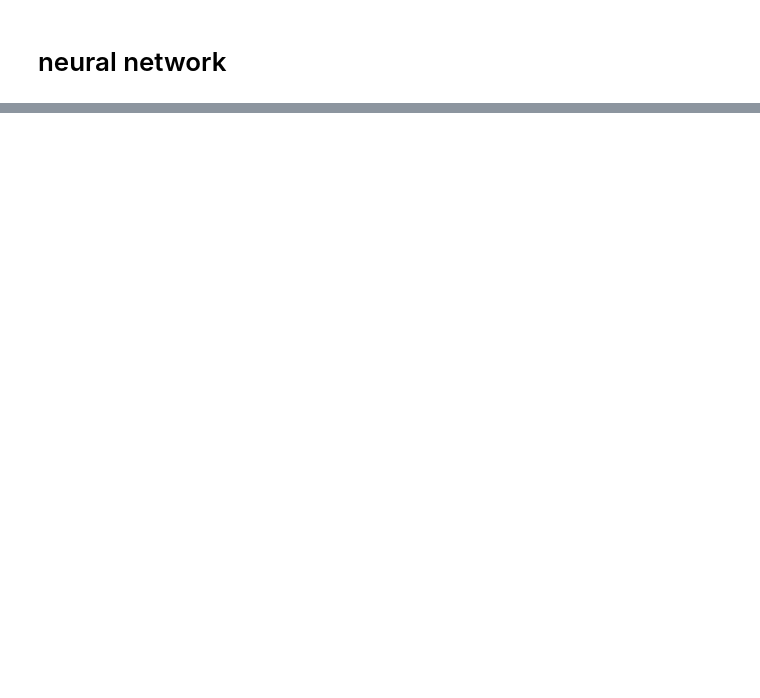
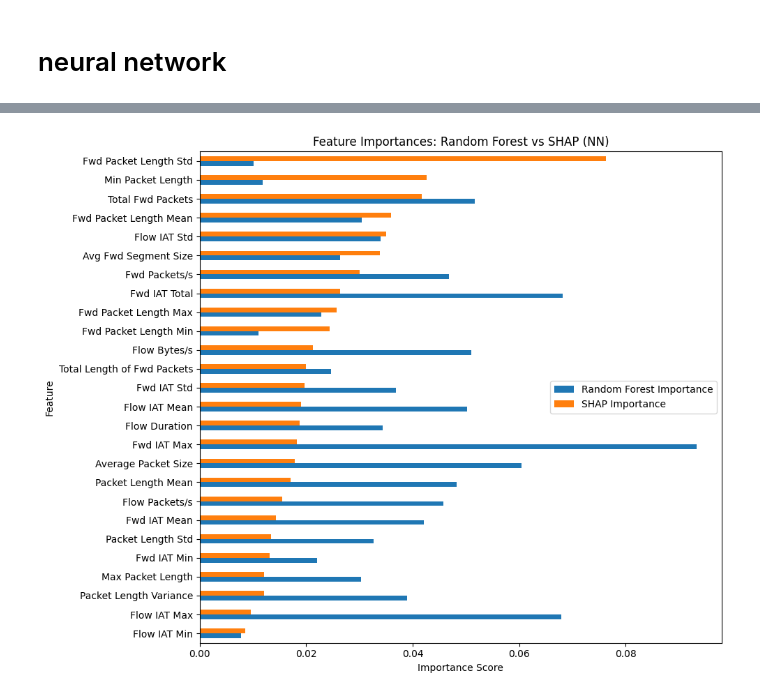
Before and after one commit to lucchinaluca/thesis-datasec, a Jupyter notebook: cic.ipynb, the cells around one changed output, grey strips where cells are left out. Drawn from its saved outputs; the diff is of its cells as text; code cells hidden in the pictures; blank space fills up the shorter version.

```diff
--- a/cic.ipynb
+++ b/cic.ipynb
@@ -481,0 +491,24 @@ plt.show()
+# %%
+rf_importances = np.array(rf.feature_importances_).flatten()
+shap_vals = shap_values.values
+shap_importance = np.abs(shap_vals).mean(axis=0).mean(axis=1)
+
+assert len(rf_importances) == len(shap_importance) == x_train.shape[1]
+
+# Create the comparison DataFrame
+compare_df = pd.DataFrame({
+    'Feature': x_train.columns,
+    'Random Forest Importance': rf_importances,
+    'SHAP Importance': shap_importance
+}).set_index('Feature')
+
+# Sort and plot
+compare_df = compare_df.sort_values('SHAP Importance', ascending=True)
+
+compare_df.plot(kind='barh', figsize=(10, 8))
+plt.title('Feature Importances: Random Forest vs SHAP (NN)')
+plt.xlabel('Importance Score')
+plt.tight_layout()
+plt.show()
+# %% [output]
+[figure, added]
```
Also changed, not shown: parts of 15 cells of this notebook, 1 other file.
